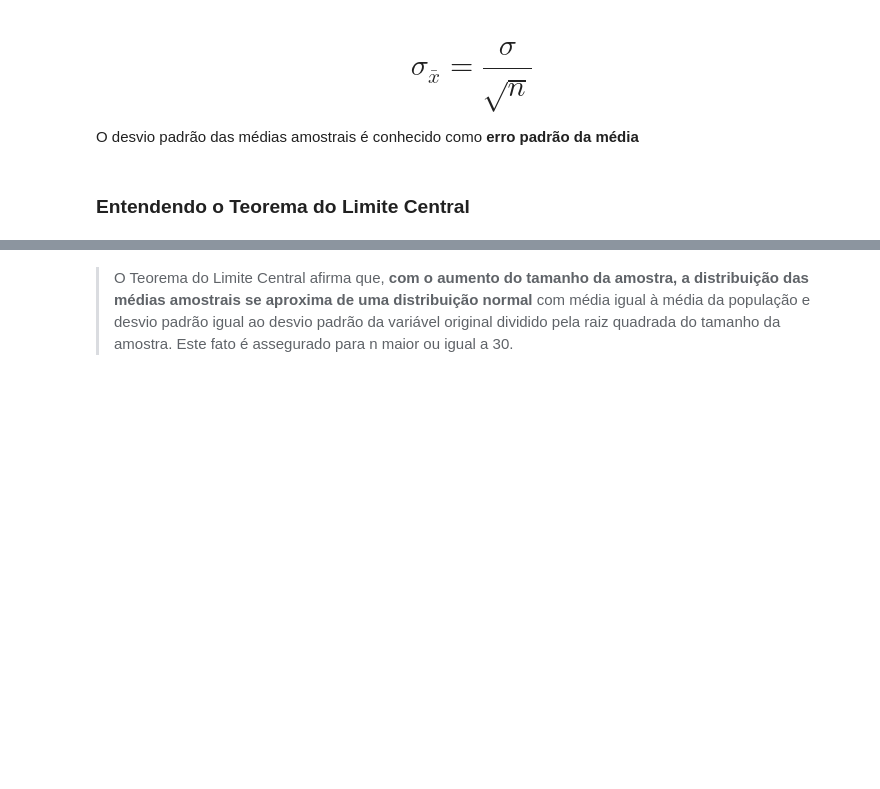
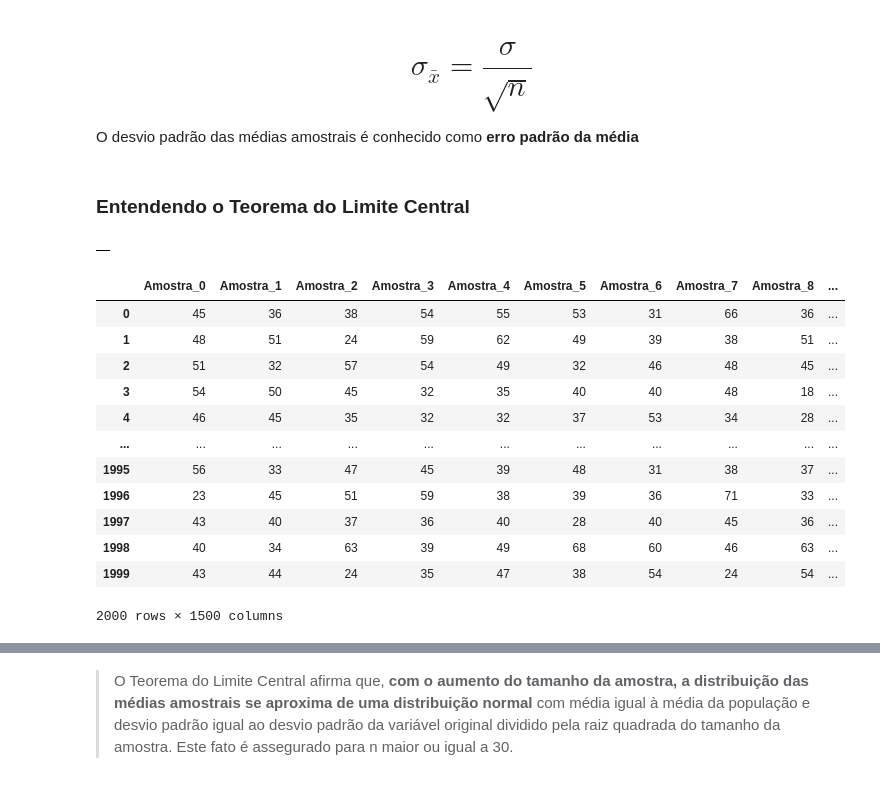
Before and after one commit to caroollimabr/Python_Statistics, a Jupyter notebook: Curso_de_Estatística_Parte_2.ipynb, the cells around one changed output, grey strips where cells are left out. Cells and saved outputs as stored; diff of their text form; code cells hidden in the pictures; blank space fills up the shorter version.

```diff
--- a/Curso_de_Estatística_Parte_2.ipynb
+++ b/Curso_de_Estatística_Parte_2.ipynb
@@ -726,0 +982,25 @@ O desvio padrão das médias amostrais é conhecido como **erro padrão da médi
+# %%
+amostras = pd.DataFrame()
+amostras
+# %% [output]
+|  |
+# %%
+for i in range(total_amostras):
+  _ = dados.Idade.sample(n)
+  _.index = range(0, len(_))
+  amostras['Amostra_' + str(i)] = _  #transforma o inteiro em uma string concatenada
+amostras
+# %% [output]
+|  | Amostra_0 | Amostra_1 | Amostra_2 | Amostra_3 | Amostra_4 | Amostra_5 | Amostra_6 | Amostra_7 | Amostra_8 | ... |
+| 0 | 45 | 36 | 38 | 54 | 55 | 53 | 31 | 66 | 36 | ... |
+| 1 | 48 | 51 | 24 | 59 | 62 | 49 | 39 | 38 | 51 | ... |
+| 2 | 51 | 32 | 57 | 54 | 49 | 32 | 46 | 48 | 45 | ... |
+| 3 | 54 | 50 | 45 | 32 | 35 | 40 | 40 | 48 | 18 | ... |
+| 4 | 46 | 45 | 35 | 32 | 32 | 37 | 53 | 34 | 28 | ... |
+| ... | ... | ... | ... | ... | ... | ... | ... | ... | ... | ... |
+| 1995 | 56 | 33 | 47 | 45 | 39 | 48 | 31 | 38 | 37 | ... |
+| 1996 | 23 | 45 | 51 | 59 | 38 | 39 | 36 | 71 | 33 | ... |
+| 1997 | 43 | 40 | 37 | 36 | 40 | 28 | 40 | 45 | 36 | ... |
+| 1998 | 40 | 34 | 63 | 39 | 49 | 68 | 60 | 46 | 63 | ... |
+| 1999 | 43 | 44 | 24 | 35 | 47 | 38 | 54 | 24 | 54 | ... |
+2000 rows × 1500 columns
```
Also changed, not shown: parts of 61 cells of this notebook.
